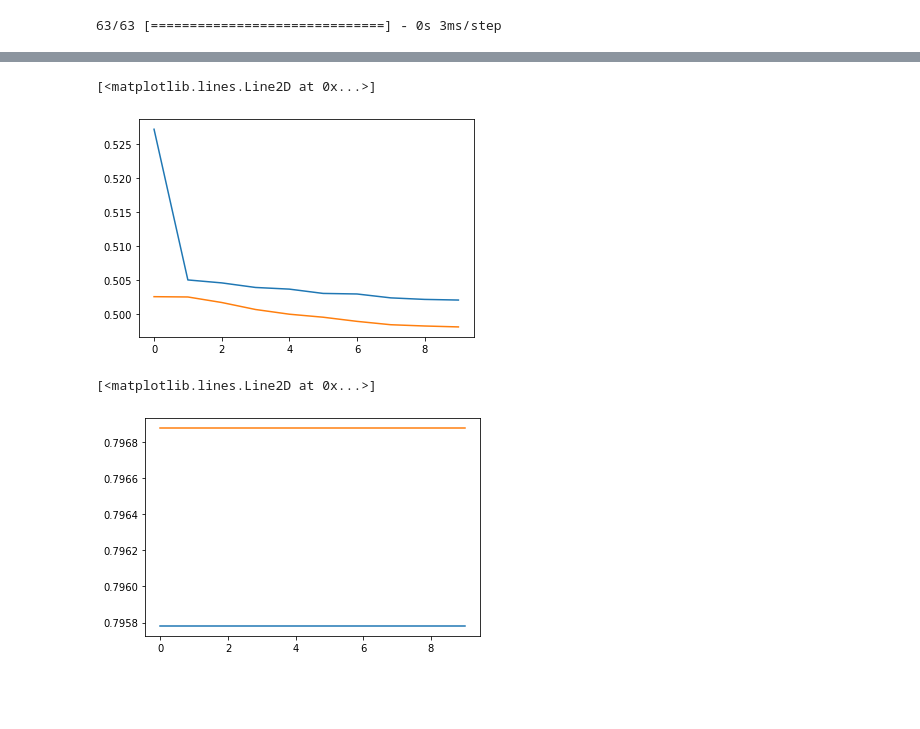
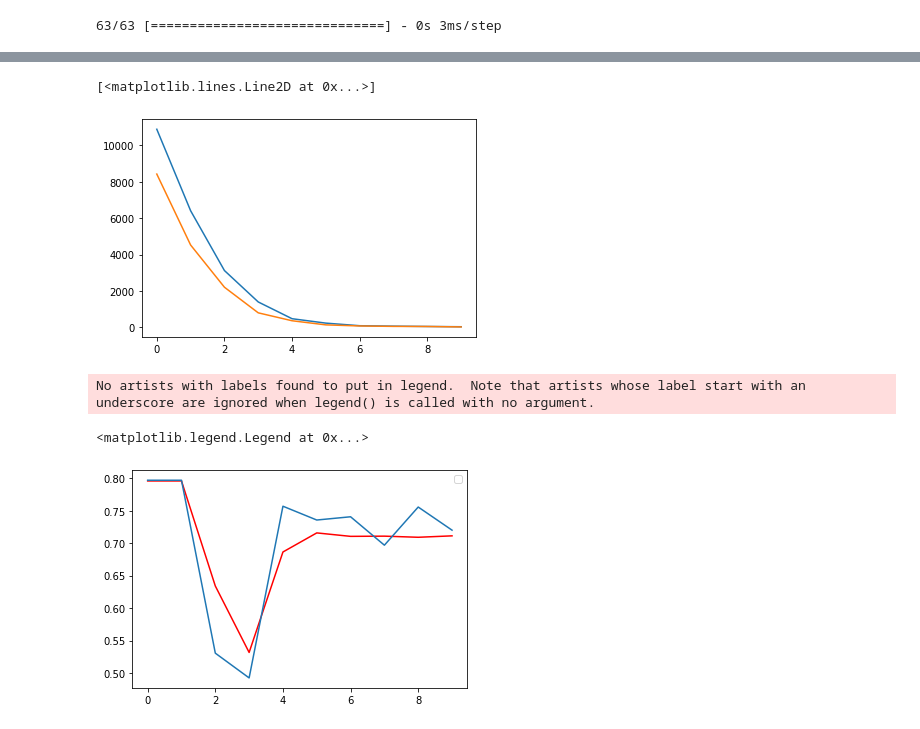
Before and after one commit to Muhammad-Sheraz-ds/100-Days-Of-Deep-Learning, a Jupyter notebook: 10 Customer_Churn_Prediction_using_ANN.ipynb, the cells around one changed output, grey strips where cells are left out. Saved outputs shown, nothing was run; the diff lists cells and outputs as text; code cells hidden in the pictures; blank space fills up the shorter version.

```diff
--- a/10 Customer_Churn_Prediction_using_ANN.ipynb
+++ b/10 Customer_Churn_Prediction_using_ANN.ipynb
@@ -73,7 +71,7 @@ WARNING:tensorflow:From C:\Users\LENOVO\AppData\Roaming\Python\Python310\site-pa
 model=Sequential()
 
 model.add(Dense(11,activation='sigmoid',input_dim=11))
-model.add(Dense(11,activation='sigmoid'))
+#model.add(Dense(11,activation='sigmoid'))
 model.add(Dense(1,activation='sigmoid'))
 # %% [output]
 WARNING:tensorflow:From C:\Users\LENOVO\AppData\Roaming\Python\Python310\site-packages\keras\src\backend.py:873: The name tf.get_default_graph is deprecated. Please use tf.compat.v1.get_default_graph  ...
@@ -102,4 +98,4 @@ WARNING:tensorflow:From C:\Users\LENOVO\AppData\Roaming\Python\Python310\site-pa
 # %%
-history=model.fit(X_train,y_train,batch_size=50,epochs=10,verbose=1,validation_split=0.2)
+history=model.fit(X_train,y_train,batch_size=250,epochs=10,verbose=1,validation_split=0.2)
 # %% [output]
 Epoch 1/10
@@ -147,10 +158,12 @@ plt.plot(history.history['loss'])
 plt.plot(history.history['val_loss'])
 # %% [output]
 [<matplotlib.lines.Line2D at 0x...>]
-[figure, old version]
+[figure, new version]
 # %%
-plt.plot(history.history['accuracy'])
+plt.plot(history.history['accuracy'],color='r')
 plt.plot(history.history['val_accuracy'])
+plt.legend()
 # %% [output]
-[<matplotlib.lines.Line2D at 0x...>]
+No artists with labels found to put in legend.  Note that artists whose label start with an underscore are ignored when legend() is called with no argument.
+<matplotlib.legend.Legend at 0x...>
-[figure, old version]
+[figure, new version]
```
Also changed, not shown: parts of 12 cells of this notebook, 5 other files.
